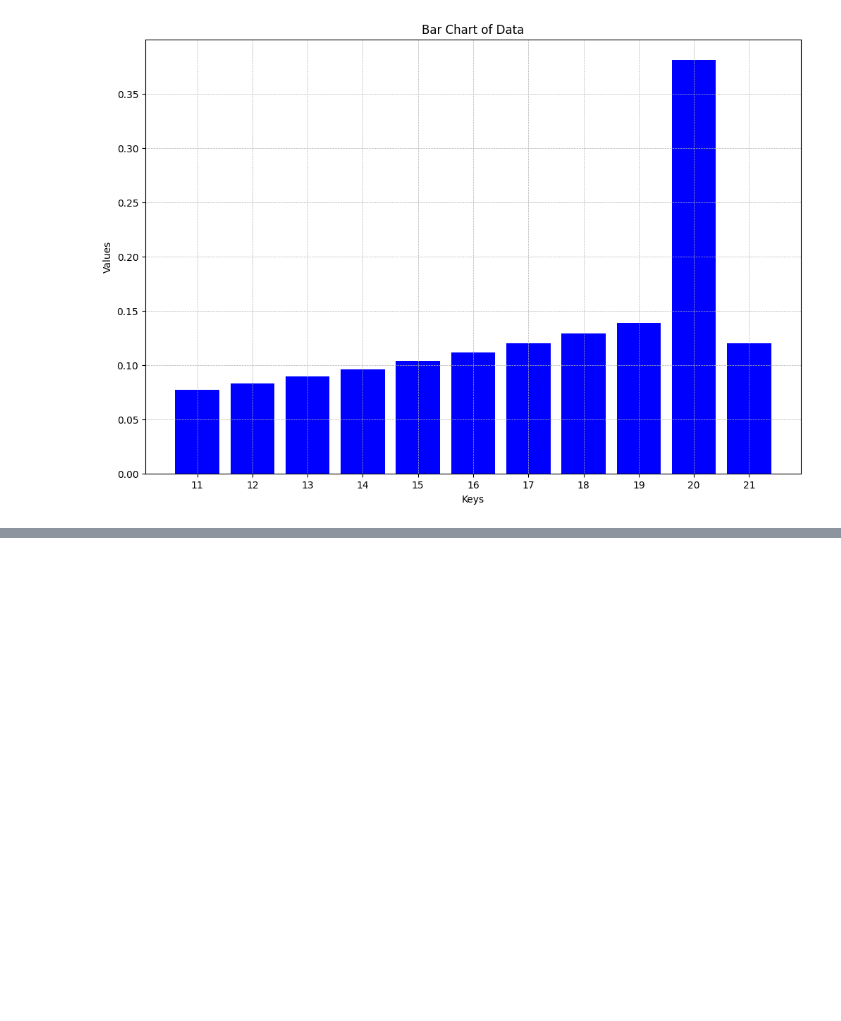
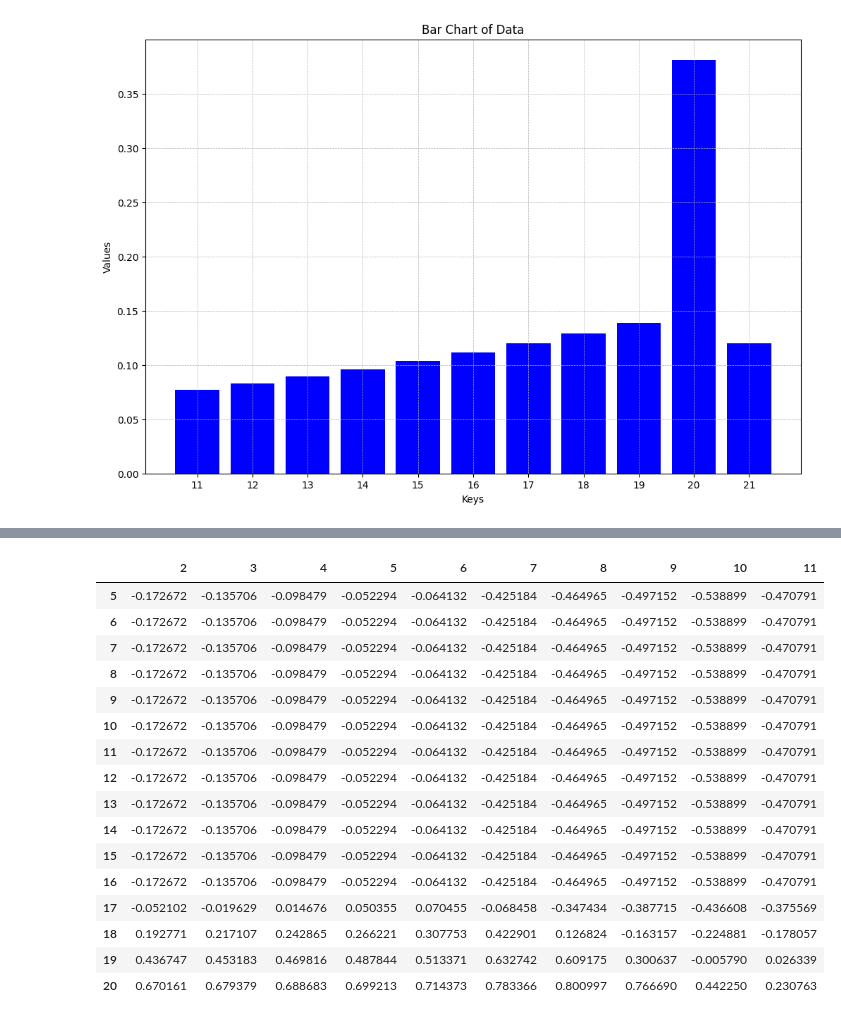
Before and after one commit to jaal5/bj, a Jupyter notebook: main.ipynb, the cells around one changed output, grey strips where cells are left out. Drawn from its saved outputs; the diff is of its cells as text; code cells hidden in the pictures; blank space fills up the shorter version.

```diff
--- a/main.ipynb
+++ b/main.ipynb
@@ -1387,0 +1521,92 @@ plt.show()
+# %%
+from collections import Counter
+
+def calculate_dealer_outcomes(dealer_start_score, deck):
+    outcomes = Counter()
+    if dealer_start_score > 21:
+        outcomes['bust'] = 1
+    elif dealer_start_score >= 17:
+        outcomes[dealer_start_score] = 1
+    else:
+        for card, count in deck.items():
+            if count > 0:
+                new_score = dealer_start_score + card
+                new_deck = deck.copy()
+                new_deck[card] -= 1
+                for outcome, prob in calculate_dealer_outcomes(new_score, new_deck).items():
+                    outcomes[outcome] += prob * (count / sum(deck.values()))
+    return outcomes
+
+def calculate_ev(player_score, dealer_up_card):
+    if player_score > 21:
+        return -1  # Player busts
+
+    # Define a simplified deck
+    full_deck = Deck(8)
+    deck = Counter()
+    for card in full_deck.cards:
+        if card.rank in [10,11,12,13]:
+            deck[10] += 1
+        elif card.rank == 1:
+            deck[11] += 1
+        else:
+            deck[card.rank] += 1  # Simplified deck counts for multiple decks
+    deck[dealer_up_card] -= 1  # Remove the dealer's up card from the deck
+
+    # Calculate dealer outcomes starting from dealer's up card
+    dealer_outcomes = calculate_dealer_outcomes(dealer_up_card, deck)
+
+    ev = 0
+    for outcome, probability in dealer_outcomes.items():
+        if outcome == 'bust':
+            ev += 1 * probability  # Dealer busts, player wins
+        elif outcome != 'bust' and player_score > outcome:
+            ev += 1 * probability  # Player score is higher, player wins
+        elif outcome != 'bust' and player_score < outcome:
+            ev += -1 * probability  # Player score is lower, player loses
+
+    return ev
+
+def background_color(val):
+    """
+    Applies background color to DataFrame cells based on their value.
+    """
+    if val < -0.1:
+        color = 'green'
+    else:
+        color = 'red'
+    return f'background-color: {color}'
+
+
+dealer_up_cards = [2,3,4,5,6,7,8,9,10,11]
+player_scores = [5,6,7,8,9,10,11,12,13,14,15,16,17,18,19,20]
+chart = pd.DataFrame(index = player_scores, columns = dealer_up_cards)
+for dealer_up_card in dealer_up_cards:
+    for player_score in player_scores:
+        ev = calculate_ev(player_score, dealer_up_card)
+        chart.loc[player_score, dealer_up_card] = ev
+
+chart
+# Apply the style function to the DataFrame
+styled_chart = chart.style.applymap(background_color)
+
+# Display the styled DataFrame in a Jupyter notebook
+styled_chart
+# %% [output]
+|  | 2 | 3 | 4 | 5 | 6 | 7 | 8 | 9 | 10 | 11 |
+| 5 | -0.172672 | -0.135706 | -0.098479 | -0.052294 | -0.064132 | -0.425184 | -0.464965 | -0.497152 | -0.538899 | -0.470791 |
+| 6 | -0.172672 | -0.135706 | -0.098479 | -0.052294 | -0.064132 | -0.425184 | -0.464965 | -0.497152 | -0.538899 | -0.470791 |
+| 7 | -0.172672 | -0.135706 | -0.098479 | -0.052294 | -0.064132 | -0.425184 | -0.464965 | -0.497152 | -0.538899 | -0.470791 |
+| 8 | -0.172672 | -0.135706 | -0.098479 | -0.052294 | -0.064132 | -0.425184 | -0.464965 | -0.497152 | -0.538899 | -0.470791 |
+| 9 | -0.172672 | -0.135706 | -0.098479 | -0.052294 | -0.064132 | -0.425184 | -0.464965 | -0.497152 | -0.538899 | -0.470791 |
+| 10 | -0.172672 | -0.135706 | -0.098479 | -0.052294 | -0.064132 | -0.425184 | -0.464965 | -0.497152 | -0.538899 | -0.470791 |
+| 11 | -0.172672 | -0.135706 | -0.098479 | -0.052294 | -0.064132 | -0.425184 | -0.464965 | -0.497152 | -0.538899 | -0.470791 |
+| 12 | -0.172672 | -0.135706 | -0.098479 | -0.052294 | -0.064132 | -0.425184 | -0.464965 | -0.497152 | -0.538899 | -0.470791 |
+| 13 | -0.172672 | -0.135706 | -0.098479 | -0.052294 | -0.064132 | -0.425184 | -0.464965 | -0.497152 | -0.538899 | -0.470791 |
+| 14 | -0.172672 | -0.135706 | -0.098479 | -0.052294 | -0.064132 | -0.425184 | -0.464965 | -0.497152 | -0.538899 | -0.470791 |
+| 15 | -0.172672 | -0.135706 | -0.098479 | -0.052294 | -0.064132 | -0.425184 | -0.464965 | -0.497152 | -0.538899 | -0.470791 |
+| 16 | -0.172672 | -0.135706 | -0.098479 | -0.052294 | -0.064132 | -0.425184 | -0.464965 | -0.497152 | -0.538899 | -0.470791 |
+| 17 | -0.052102 | -0.019629 | 0.014676 | 0.050355 | 0.070455 | -0.068458 | -0.347434 | -0.387715 | -0.436608 | -0.375569 |
+| 18 | 0.192771 | 0.217107 | 0.242865 | 0.266221 | 0.307753 | 0.422901 | 0.126824 | -0.163157 | -0.224881 | -0.178057 |
+| 19 | 0.436747 | 0.453183 | 0.469816 | 0.487844 | 0.513371 | 0.632742 | 0.609175 | 0.300637 | -0.005790 | 0.026339 |
+| 20 | 0.670161 | 0.679379 | 0.688683 | 0.699213 | 0.714373 | 0.783366 | 0.800997 | 0.766690 | 0.442250 | 0.230763 |
```
Also changed, not shown: parts of 14 cells of this notebook.
